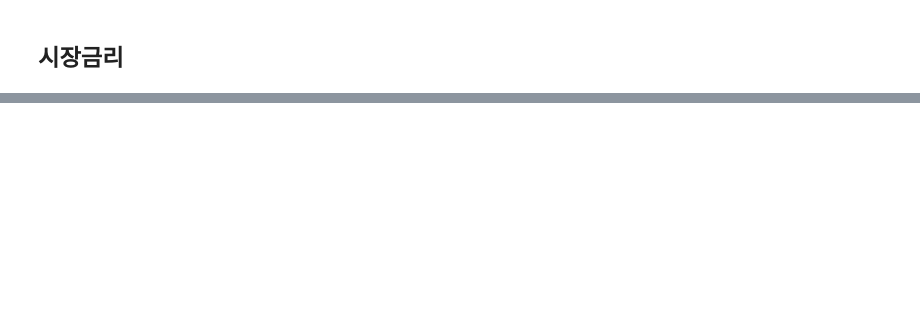
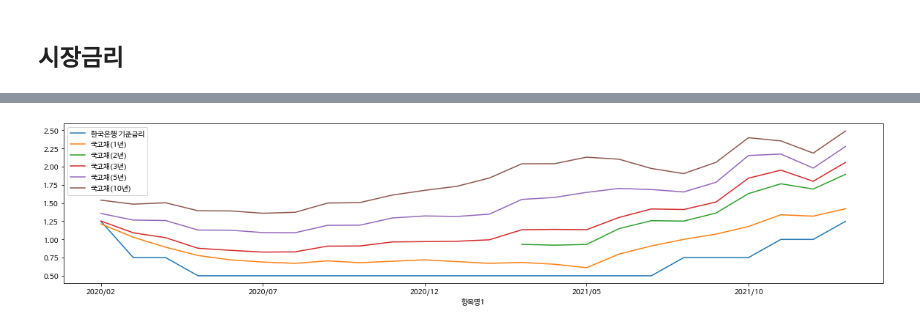
Before and after one commit to choisangh/STUDY, a Jupyter notebook: finance/금융_공학_2일차.ipynb, the cells around one changed output, grey strips where cells are left out. Cells and saved outputs as stored; diff of their text form; code cells hidden in the pictures; blank space fills up the shorter version.

```diff
--- a/finance/금융_공학_2일차.ipynb
+++ b/finance/금융_공학_2일차.ipynb
@@ -240,0 +287,8 @@ df[["본원통화(말잔,원계열)", "현금통화", "중앙은행 대 예금
+# %%
+# 기준금리에 따른 국고채 금리
+
+df3[['한국은행 기준금리','국고채(1년)', '국고채(2년)', '국고채(3년)', '국고채(5년)','국고채(10년)']].plot(kind='line', figsize=(20,4))
+plt.xticks(rotation=0)
+plt.show()
+# %% [output]
+[figure, added]
```
Also changed, not shown: parts of 15 cells of this notebook.
